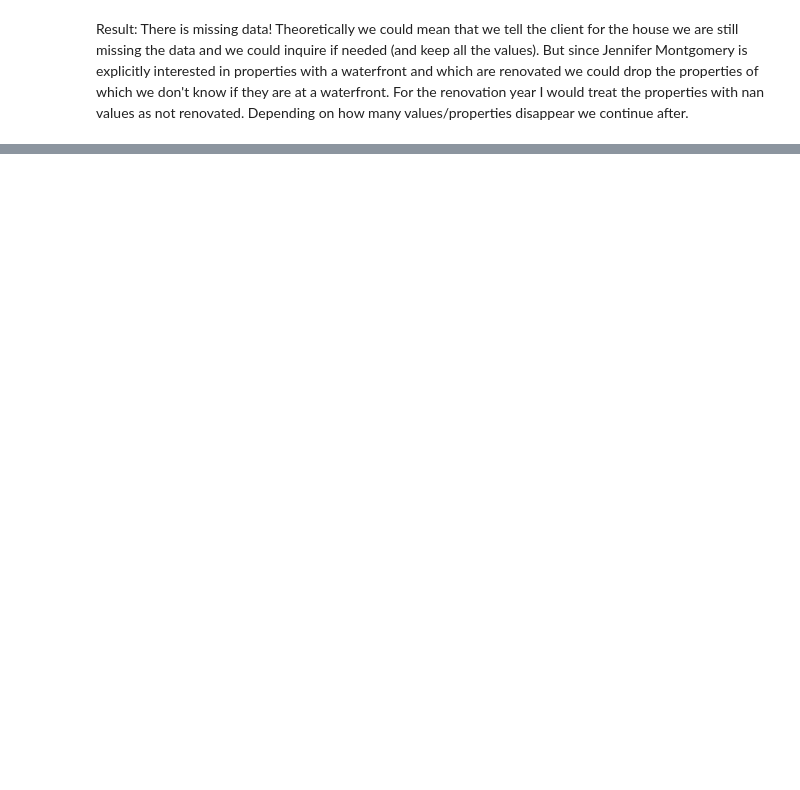
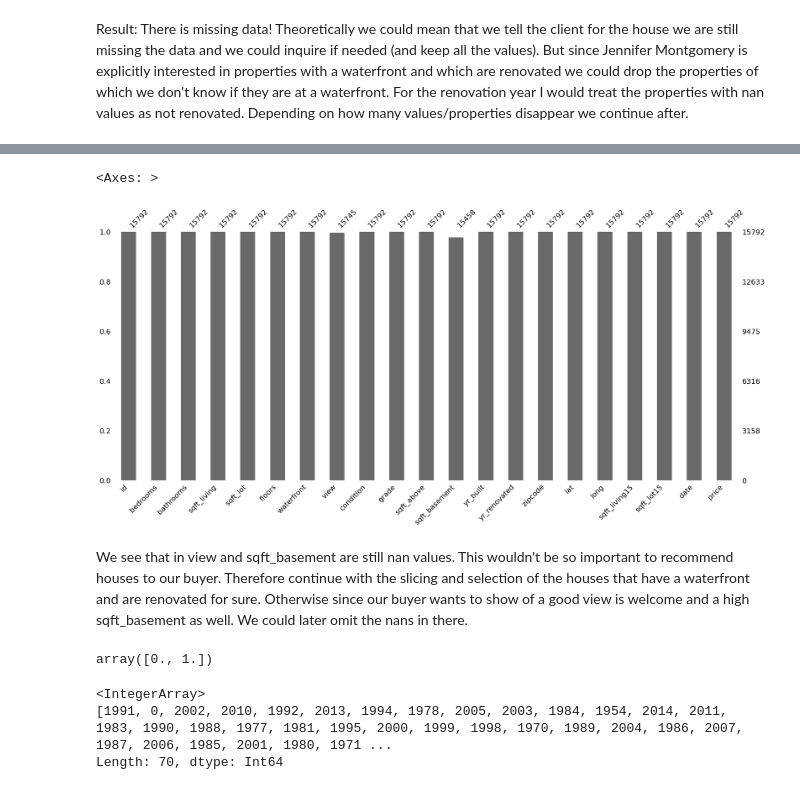
Before and after one commit to marcbp88/EDA-Project, a Jupyter notebook: EDA.ipynb, the cells around one changed output, grey strips where cells are left out. Saved outputs shown, nothing was run; the diff lists cells and outputs as text; code cells hidden in the pictures; blank space fills up the shorter version.

```diff
--- a/EDA.ipynb
+++ b/EDA.ipynb
@@ -352,0 +385,19 @@ Result: There is missing data! Theoretically we could mean that we tell the clie
+# %%
+# plotting percentage of missing values per column
+msno.bar(df_kc_nonan)
+# %% [output]
+<Axes: >
+[figure, added]
+# %% [markdown]
+We see that in view and sqft_basement are still nan values. This wouldn't be so important to recommend houses to our buyer. Therefore continue with the slicing and selection of the houses that have a waterfront and are renovated for sure. Otherwise since our buyer wants to show of a good view is welcome and a high sqft_basement as well. We could later omit the nans in there.
+# %%
+#slicing of houses with waterfront and renovation
+df_kc_nonan.waterfront.unique()
+# %% [output]
+array([0., 1.])
+# %%
+df_kc_nonan.yr_renovated.unique()
+# %% [output]
+<IntegerArray>
+[1991, 0, 2002, 2010, 1992, 2013, 1994, 1978, 2005, 2003, 1984, 1954, 2014, 2011, 1983, 1990, 1988, 1977, 1981, 1995, 2000, 1999, 1998, 1970, 1989, 2004, 1986, 2007, 1987, 2006, 1985, 2001, 1980, 1971 ...
+Length: 70, dtype: Int64
```
Also changed, not shown: parts of 54 cells of this notebook, 5 other files.
